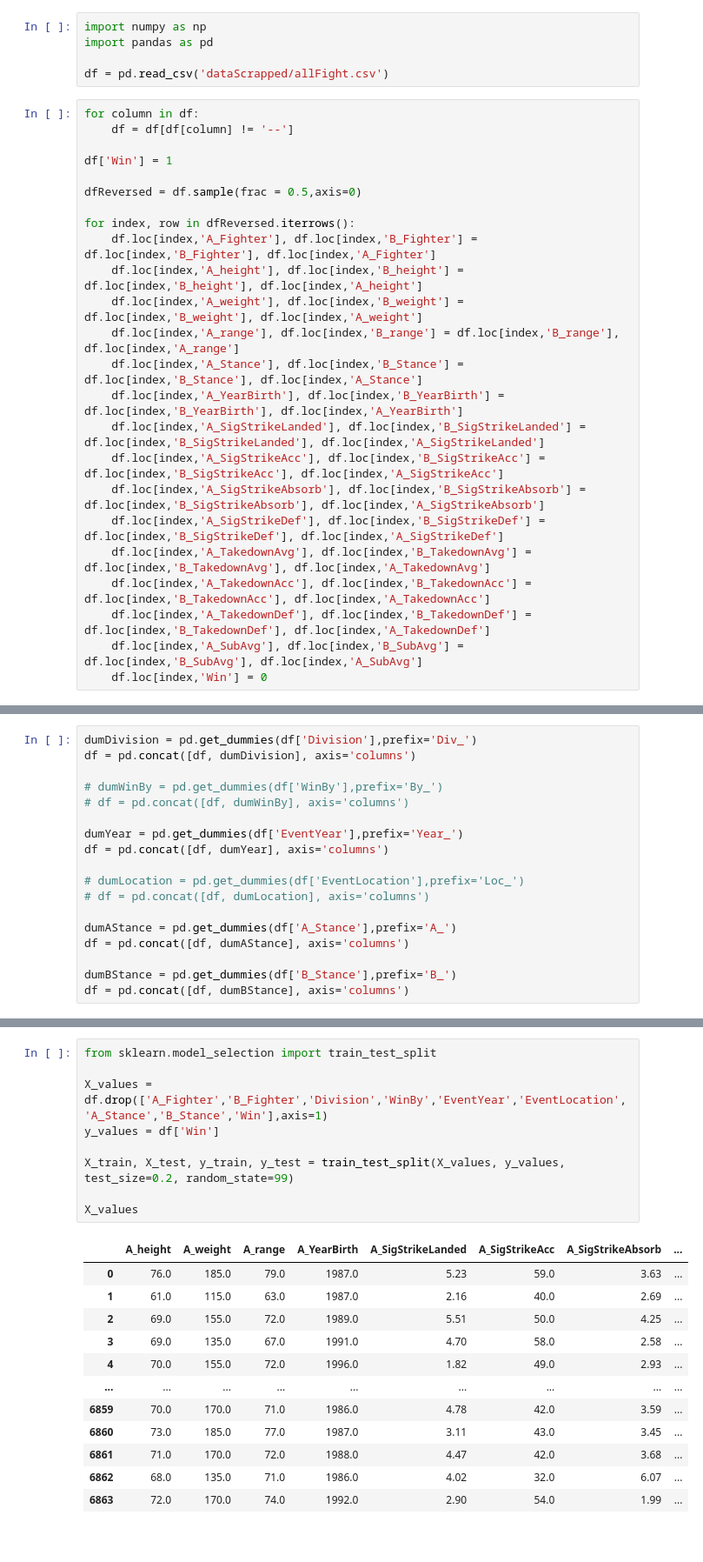
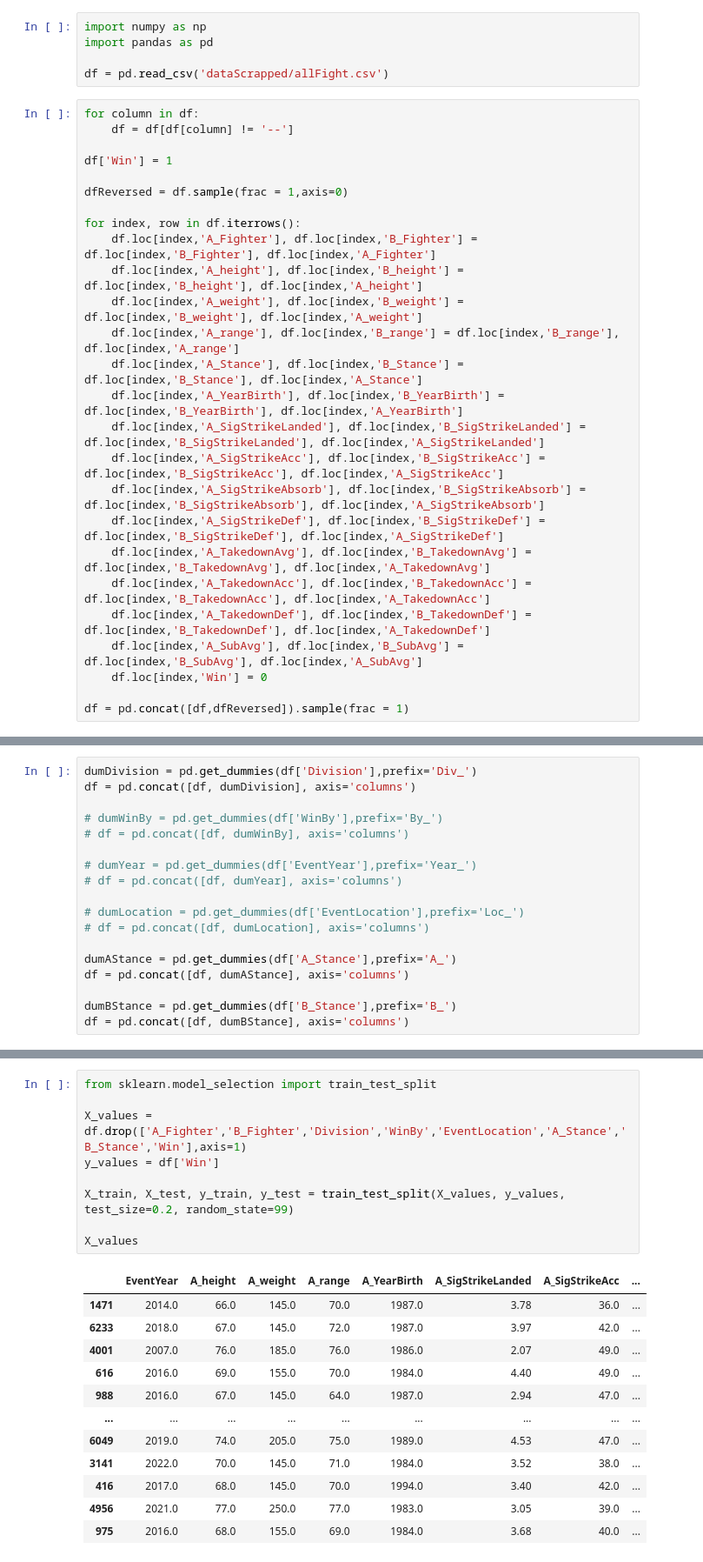
Before and after one commit to ginrone/UFC-predictor, a Jupyter notebook: ufcpredictor/ufcpredictor_machinelearning/newClassification.ipynb, the cells around one changed output, grey strips where cells are left out. Shown at 87% size. Drawn from its saved outputs; the diff is of its cells as text.

```diff
--- a/ufcpredictor/ufcpredictor_machinelearning/newClassification.ipynb
+++ b/ufcpredictor/ufcpredictor_machinelearning/newClassification.ipynb
@@ -9,9 +9,9 @@ for column in df:
 
 df['Win'] = 1
 
-dfReversed = df.sample(frac = 0.5,axis=0)
+dfReversed = df.sample(frac = 1,axis=0)
 
-for index, row in dfReversed.iterrows():
+for index, row in df.iterrows():
     df.loc[index,'A_Fighter'], df.loc[index,'B_Fighter'] = df.loc[index,'B_Fighter'], df.loc[index,'A_Fighter']
     df.loc[index,'A_height'], df.loc[index,'B_height'] = df.loc[index,'B_height'], df.loc[index,'A_height']
     df.loc[index,'A_weight'], df.loc[index,'B_weight'] = df.loc[index,'B_weight'], df.loc[index,'A_weight']
@@ -27,6 +27,8 @@ for index, row in dfReversed.iterrows():
     df.loc[index,'A_TakedownDef'], df.loc[index,'B_TakedownDef'] = df.loc[index,'B_TakedownDef'], df.loc[index,'A_TakedownDef']
     df.loc[index,'A_SubAvg'], df.loc[index,'B_SubAvg'] = df.loc[index,'B_SubAvg'], df.loc[index,'A_SubAvg']
     df.loc[index,'Win'] = 0
+
+df = pd.concat([df,dfReversed]).sample(frac = 1)
 # %%
 df.head(10)
 # %% [output]
@@ -49,8 +51,8 @@ df = pd.concat([df, dumDivision], axis='columns')
 # dumWinBy = pd.get_dummies(df['WinBy'],prefix='By_')
 # df = pd.concat([df, dumWinBy], axis='columns')
 
-dumYear = pd.get_dummies(df['EventYear'],prefix='Year_')
-df = pd.concat([df, dumYear], axis='columns')
+# dumYear = pd.get_dummies(df['EventYear'],prefix='Year_')
+# df = pd.concat([df, dumYear], axis='columns')
 
 # dumLocation = pd.get_dummies(df['EventLocation'],prefix='Loc_')
 # df = pd.concat([df, dumLocation], axis='columns')
@@ -85,22 +87,22 @@ pct_win.plot(kind='pie',autopct='%1.1f%%', rot=0)
 # %%
 from sklearn.model_selection import train_test_split
 
-X_values = df.drop(['A_Fighter','B_Fighter','Division','WinBy','EventYear','EventLocation','A_Stance','B_Stance','Win'],axis=1)
+X_values = df.drop(['A_Fighter','B_Fighter','Division','WinBy','EventLocation','A_Stance','B_Stance','Win'],axis=1)
 y_values = df['Win']
 
 X_train, X_test, y_train, y_test = train_test_split(X_values, y_values, test_size=0.2, random_state=99)
 
 X_values
 # %% [output]
-|  | A_height | A_weight | A_range | A_YearBirth | A_SigStrikeLanded | A_SigStrikeAcc | A_SigStrikeAbsorb | ... |
-| 0 | 76.0 | 185.0 | 79.0 | 1987.0 | 5.23 | 59.0 | 3.63 | ... |
-| 1 | 61.0 | 115.0 | 63.0 | 1987.0 | 2.16 | 40.0 | 2.69 | ... |
-| 2 | 69.0 | 155.0 | 72.0 | 1989.0 | 5.51 | 50.0 | 4.25 | ... |
-| 3 | 69.0 | 135.0 | 67.0 | 1991.0 | 4.70 | 58.0 | 2.58 | ... |
-| 4 | 70.0 | 155.0 | 72.0 | 1996.0 | 1.82 | 49.0 | 2.93 | ... |
+|  | EventYear | A_height | A_weight | A_range | A_YearBirth | A_SigStrikeLanded | A_SigStrikeAcc | ... |
+| 1471 | 2014.0 | 66.0 | 145.0 | 70.0 | 1987.0 | 3.78 | 36.0 | ... |
+| 6233 | 2018.0 | 67.0 | 145.0 | 72.0 | 1987.0 | 3.97 | 42.0 | ... |
+| 4001 | 2007.0 | 76.0 | 185.0 | 76.0 | 1986.0 | 2.07 | 49.0 | ... |
+| 616 | 2016.0 | 69.0 | 155.0 | 70.0 | 1984.0 | 4.40 | 49.0 | ... |
+| 988 | 2016.0 | 67.0 | 145.0 | 64.0 | 1987.0 | 2.94 | 47.0 | ... |
 | ... | ... | ... | ... | ... | ... | ... | ... | ... |
-| 6859 | 70.0 | 170.0 | 71.0 | 1986.0 | 4.78 | 42.0 | 3.59 | ... |
-| 6860 | 73.0 | 185.0 | 77.0 | 1987.0 | 3.11 | 43.0 | 3.45 | ... |
-| 6861 | 71.0 | 170.0 | 72.0 | 1988.0 | 4.47 | 42.0 | 3.68 | ... |
-| 6862 | 68.0 | 135.0 | 71.0 | 1986.0 | 4.02 | 32.0 | 6.07 | ... |
-| 6863 | 72.0 | 170.0 | 74.0 | 1992.0 | 2.90 | 54.0 | 1.99 | ... |
+| 6049 | 2019.0 | 74.0 | 205.0 | 75.0 | 1989.0 | 4.53 | 47.0 | ... |
+| 3141 | 2022.0 | 70.0 | 145.0 | 71.0 | 1984.0 | 3.52 | 38.0 | ... |
+| 416 | 2017.0 | 68.0 | 145.0 | 70.0 | 1994.0 | 3.40 | 42.0 | ... |
+| 4956 | 2021.0 | 77.0 | 250.0 | 77.0 | 1983.0 | 3.05 | 39.0 | ... |
+| 975 | 2016.0 | 68.0 | 155.0 | 69.0 | 1984.0 | 3.68 | 40.0 | ... |
```
Also changed, not shown: parts of 27 cells of this notebook, 41 other files.
